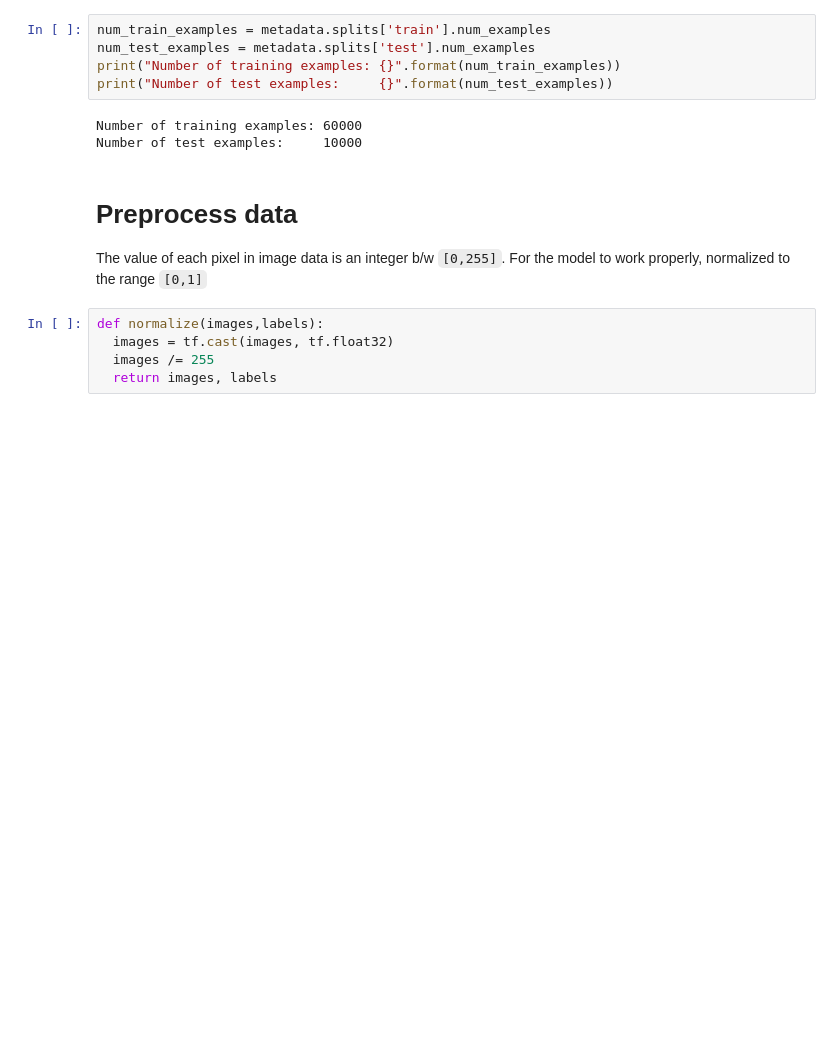
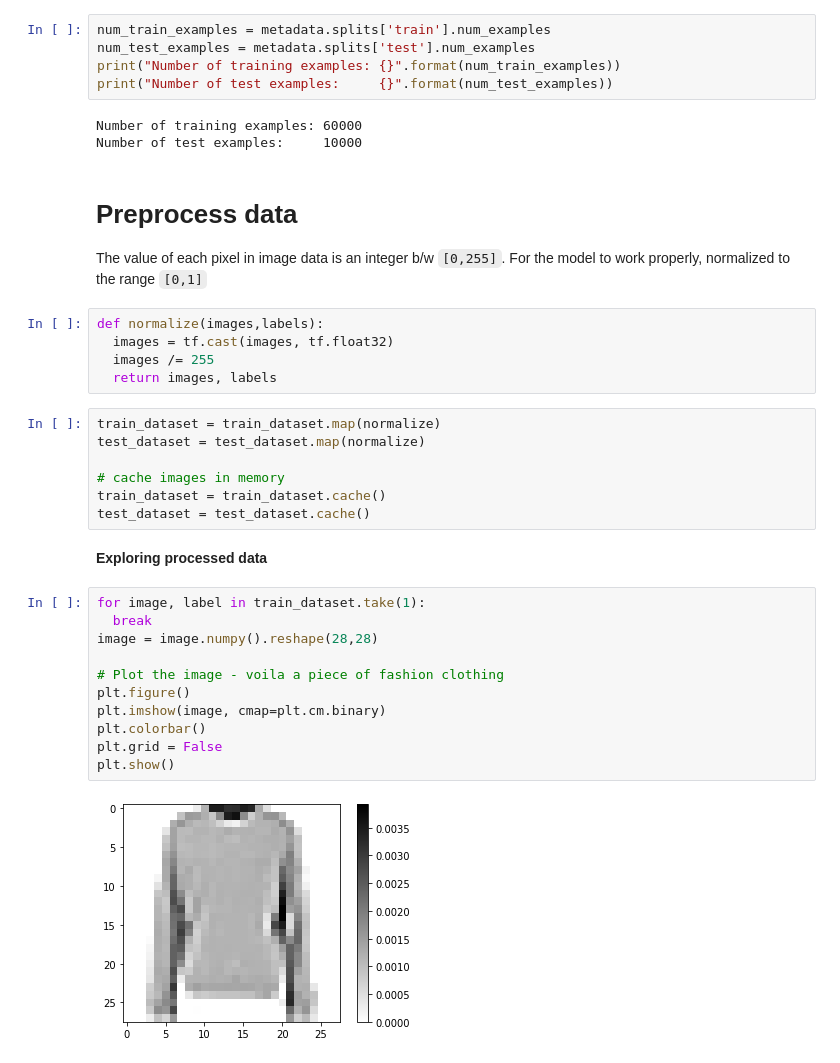
Before and after one commit to vishv96/Tensorflow_Tutz, a Jupyter notebook: MNIST.ipynb, the cells around one changed output. Saved outputs shown, nothing was run; the diff lists cells and outputs as text; blank space fills up the shorter version.

```diff
--- a/MNIST.ipynb
+++ b/MNIST.ipynb
@@ -65,3 +62,25 @@ def normalize(images,labels):
   images = tf.cast(images, tf.float32)
   images /= 255
   return images, labels
+# %%
+train_dataset = train_dataset.map(normalize)
+test_dataset = test_dataset.map(normalize)
+
+# cache images in memory
+train_dataset = train_dataset.cache()
+test_dataset = test_dataset.cache()
+# %% [markdown]
+**Exploring processed data**
+# %%
+for image, label in train_dataset.take(1):
+  break
+image = image.numpy().reshape(28,28)
+
+# Plot the image - voila a piece of fashion clothing
+plt.figure()
+plt.imshow(image, cmap=plt.cm.binary)
+plt.colorbar()
+plt.grid = False
+plt.show()
+# %% [output]
+[figure, added]
```
Also changed, not shown: parts of 3 cells of this notebook.
